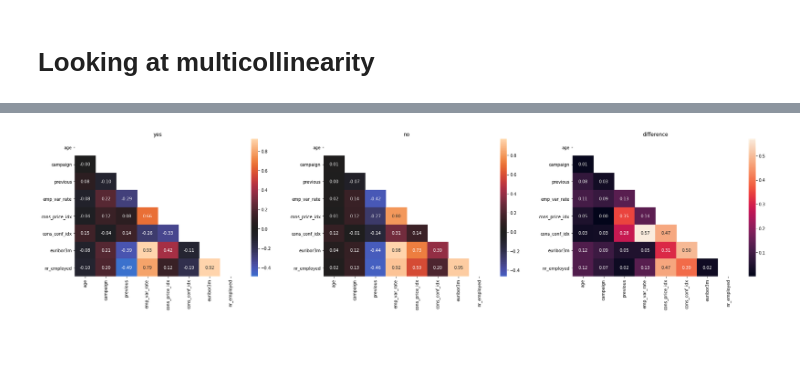
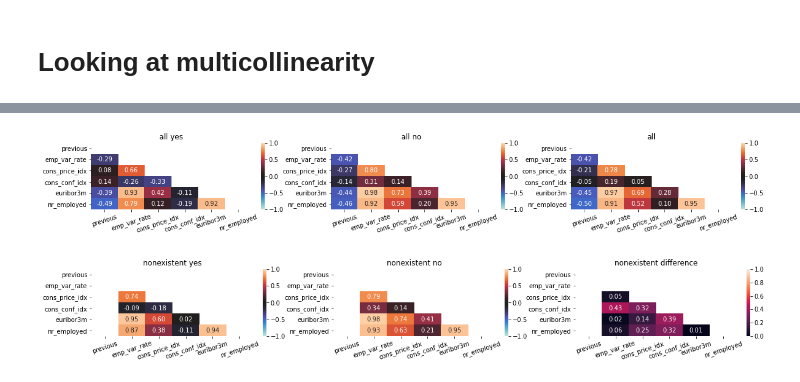
Before and after one commit to matthewswogger/Bank-Telemarketing, a Jupyter notebook: notebooks/2_feature_selection.ipynb, the cells around one changed output, grey strips where cells are left out. Drawn from its saved outputs; the diff is of its cells as text; code cells hidden in the pictures; blank space fills up the shorter version.

```diff
--- a/notebooks/2_feature_selection.ipynb
+++ b/notebooks/2_feature_selection.ipynb
@@ -100,5 +62,20 @@ train.cons_price_idx /= 100
 # What appears to be important here is that they were, or were NOT contacted.
 # Because of this I'm coding this feature with 1 == contacted, 0 == NOT contacted
 train.pdays = train.pdays.apply(lambda x: 0 if x == 999 else 1)
+
+
+# combine the basic category together, I will also drop the 'illiterate' category when I create dummy variables
+basic_ed = ['basic.4y', 'basic.6y', 'basic.9y']
+train.education = train.education.apply(lambda x: 'basic' if x in basic_ed else x)
 # %% [markdown]
 # Looking at multicollinearity
+# %%
+cat_features = ['job', 'marital', 'education', 'default', 'housing', 'loan', 'contact', 'month', 'day_of_week', 'poutcome', 'pdays', 'y']
+con_features = ['previous', 'emp_var_rate', 'cons_price_idx', 'cons_conf_idx', 'euribor3m', 'nr_employed', 'y']
+
+
+nonexistent = train.loc[train.poutcome=='nonexistent', :]
+failure = train.loc[train.poutcome=='failure', :]
+success = train.loc[train.poutcome=='success', :]
+
+nonexistent.shape, failure.shape, success.shape
@@ -105,19 +84,52 @@ train.pdays = train.pdays.apply(lambda x: 0 if x == 999 else 1)
 # %%
-y = train.loc[train.y=='yes', ['age', 'campaign', 'previous', 'emp_var_rate',
-                               'cons_price_idx', 'cons_conf_idx', 'euribor3m', 'nr_employed']].corr()
-n = train.loc[train.y=='no', ['age', 'campaign', 'previous', 'emp_var_rate',
-                              'cons_price_idx', 'cons_conf_idx', 'euribor3m', 'nr_employed']].corr()
-mask_y = np.triu(np.ones_like(y, dtype=bool))
-mask_n = np.triu(np.ones_like(n, dtype=bool))
+def collinearity(df):
+    c = df.loc[:, con_features[:-1]].corr()
+    mask = np.triu(np.ones_like(c, dtype=bool))
 
-f, (ax1, ax2, ax3) = plt.subplots(ncols=3, figsize=(30,6))
-sns.heatmap(y, center=0, mask=mask_y, annot=True, fmt='.2f', annot_kws={'size': 10}, ax=ax1)
-ax1.set_title('yes')
-sns.heatmap(n, center=0, mask=mask_n, annot=True, fmt='.2f', annot_kws={'size': 10}, ax=ax2)
-ax2.set_title('no')
-c = (n - y).abs()
-mask = np.triu(np.ones_like(c, dtype=bool))
-sns.heatmap(c, mask=mask, annot=True, fmt='.2f', annot_kws={'size': 10}, ax=ax3)
-ax3.set_title('difference');
+    y = df.loc[df.y=='yes', con_features[:-1]].corr()
+    n = df.loc[df.y=='no', con_features[:-1]].corr()
+    mask_y = np.triu(np.ones_like(y, dtype=bool))
+    mask_n = np.triu(np.ones_like(n, dtype=bool))
+
+    f, (ax1, ax2, ax3) = plt.subplots(ncols=3, figsize=(20,2))
+
+    sns.heatmap(y, center=0, mask=mask_y, vmin=-1, vmax=1, annot=True, fmt='.2f', annot_kws={'size': 10}, ax=ax1)
+    ax1.set_title('all yes')
+    sns.heatmap(n, center=0, mask=mask_n, vmin=-1, vmax=1, annot=True, fmt='.2f', annot_kws={'size': 10}, ax=ax2)
+    ax2.set_title('all no')
+    sns.heatmap(c, center=0, mask=mask, vmin=-1, vmax=1, annot=True, fmt='.2f', annot_kws={'size': 10}, ax=ax3)
+    ax3.set_title('all')
+
+    ax1.tick_params(axis='x', labelrotation=18)
+    ax2.tick_params(axis='x', labelrotation=18)
+    ax3.tick_params(axis='x', labelrotation=18);
+
+
+def multiCollinearity(df, name):
+    y = df.loc[df.y=='yes', con_features[:-1]].corr()
+    n = df.loc[df.y=='no', con_features[:-1]].corr()
+    mask_y = np.triu(np.ones_like(y, dtype=bool))
+    mask_n = np.triu(np.ones_like(n, dtype=bool))
+
+    f, (ax1, ax2, ax3) = plt.subplots(ncols=3, figsize=(20,2))
+    sns.heatmap(y, center=0, mask=mask_y, vmin=-1, vmax=1, annot=True, fmt='.2f', annot_kws={'size': 10}, ax=ax1)
+    ax1.set_title(name+' yes')
+    sns.heatmap(n, center=0, mask=mask_n, vmin=-1, vmax=1, annot=True, fmt='.2f', annot_kws={'size': 10}, ax=ax2)
+    ax2.set_title(name+' no')
+    c = (n - y).abs()
+    mask = np.triu(np.ones_like(c, dtype=bool))
+    sns.heatmap(c, mask=mask, vmin=0, vmax=1, annot=True, fmt='.2f', annot_kws={'size': 10}, ax=ax3)
+    ax3.set_title(name+' difference')
+
+    ax1.tick_params(axis='x', labelrotation=18)
+    ax2.tick_params(axis='x', labelrotation=18)
+    ax3.tick_params(axis='x', labelrotation=18);
+
+
+collinearity(train)
+multiCollinearity(nonexistent, 'nonexistent')
+multiCollinearity(failure, 'failure')
+multiCollinearity(success, 'success')
 # %% [output]
-[figure, old version]
+[figure, new version]
+[figure, added]
```
Also changed, not shown: parts of 23 cells of this notebook, 8 other files.
